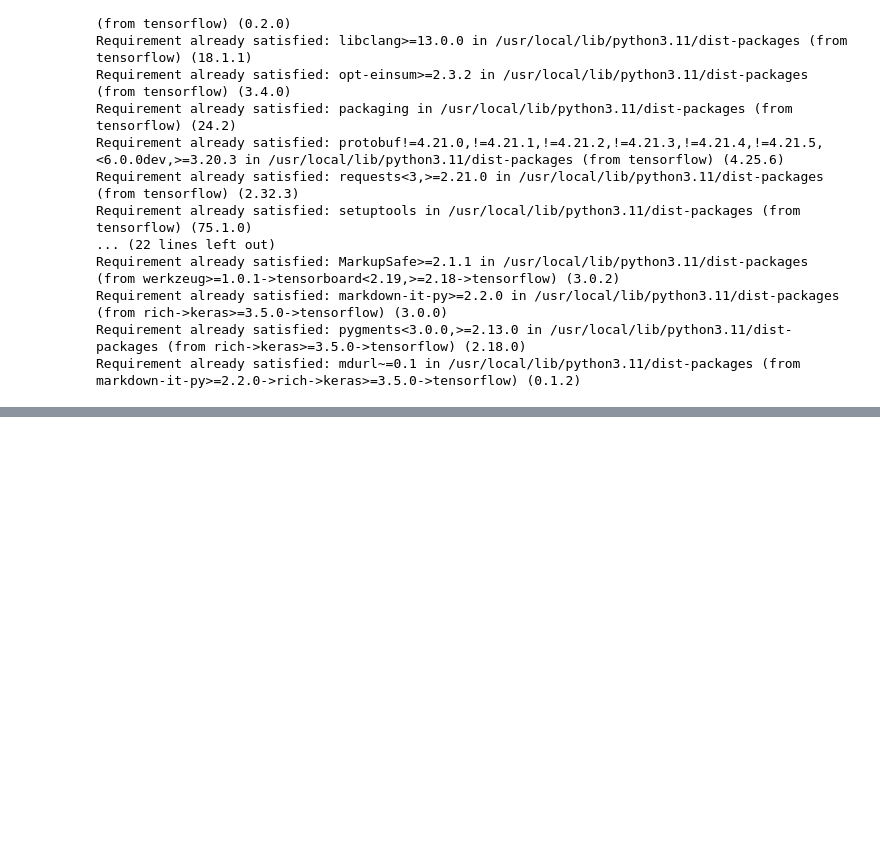
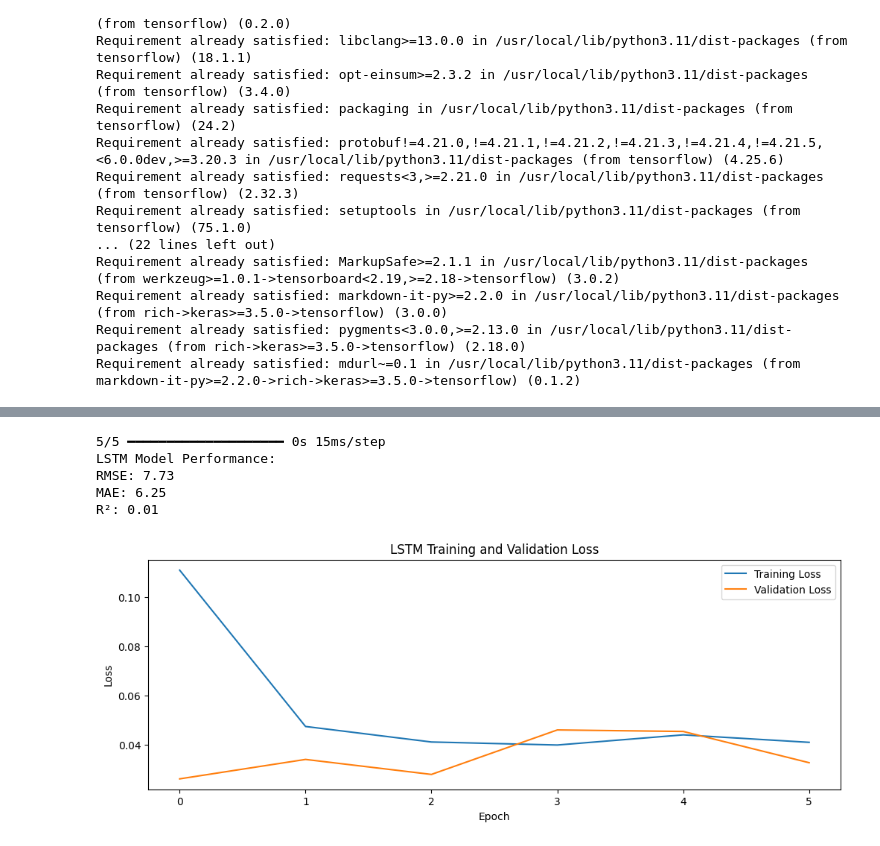
Before and after one commit to neilgarnet/ML-Weather-Project, a Jupyter notebook: LSTMModel.ipynb, the cells around one changed output, grey strips where cells are left out. Saved outputs shown, nothing was run; the diff lists cells and outputs as text; code cells hidden in the pictures; blank space fills up the shorter version.

```diff
--- a/LSTMModel.ipynb
+++ b/LSTMModel.ipynb
@@ -336,0 +411,12 @@ plt.show()
+# %%
+# Run the hyperparameter search
+# Using early stopping to prevent overfitting during tuning
+early_stop = tf.keras.callbacks.EarlyStopping(monitor='val_loss', patience=5, restore_best_weights=True)
+
+tuner.search(
+    X_train, y_train,
+    epochs=50,
+    validation_split=0.2,
+    callbacks=[early_stop],
+    verbose=1
+)
@@ -336,0 +429,5 @@ plt.show()
+# %%
+# Get the best hyperparameters and best model
+best_hp = tuner.get_best_hyperparameters(num_trials=1)[0]
+print("Best Hyperparameters:")
+print(best_hp.values)
@@ -336,0 +437,9 @@ plt.show()
+# %%
+# Build the model with the best hyperparameters and train it on full training data
+best_model = tuner.hypermodel.build(best_hp)
+history = best_model.fit(
+    X_train, y_train,
+    epochs=50,
+    validation_split=0.2,
+    callbacks=[early_stop]
+)
@@ -336,0 +466,38 @@ plt.show()
+# %%
+# 4. Evaluate the LSTM Model
+
+# Predict on test set
+y_pred_lstm_scaled = model.predict(X_seq)
+# Inverse transform predictions and actual values
+y_pred_lstm = scaler_y.inverse_transform(y_pred_lstm_scaled)
+y_test_lstm = scaler_y.inverse_transform(y_seq)
+
+# Calculate performance metrics
+rmse = np.sqrt(mean_squared_error(y_test_lstm, y_pred_lstm))
+mae = mean_absolute_error(y_test_lstm, y_pred_lstm)
+r2 = r2_score(y_test_lstm, y_pred_lstm)
+
+print("LSTM Model Performance:")
+print(f"RMSE: {rmse:.2f}")
+print(f"MAE: {mae:.2f}")
+print(f"R²: {r2:.2f}")
+# %% [output]
+5/5 ━━━━━━━━━━━━━━━━━━━━ 0s 15ms/step
+LSTM Model Performance:
+RMSE: 7.73
+MAE: 6.25
+R²: 0.01
+# %%
+# 5. Visualization
+
+# Plot training and validation loss
+plt.figure(figsize=(12, 4))
+plt.plot(history.history['loss'], label='Training Loss')
+plt.plot(history.history['val_loss'], label='Validation Loss')
+plt.title("LSTM Training and Validation Loss")
+plt.xlabel("Epoch")
+plt.ylabel("Loss")
+plt.legend()
+plt.show()
+# %% [output]
+[figure, added]
```
Also changed, not shown: parts of 13 cells of this notebook.
